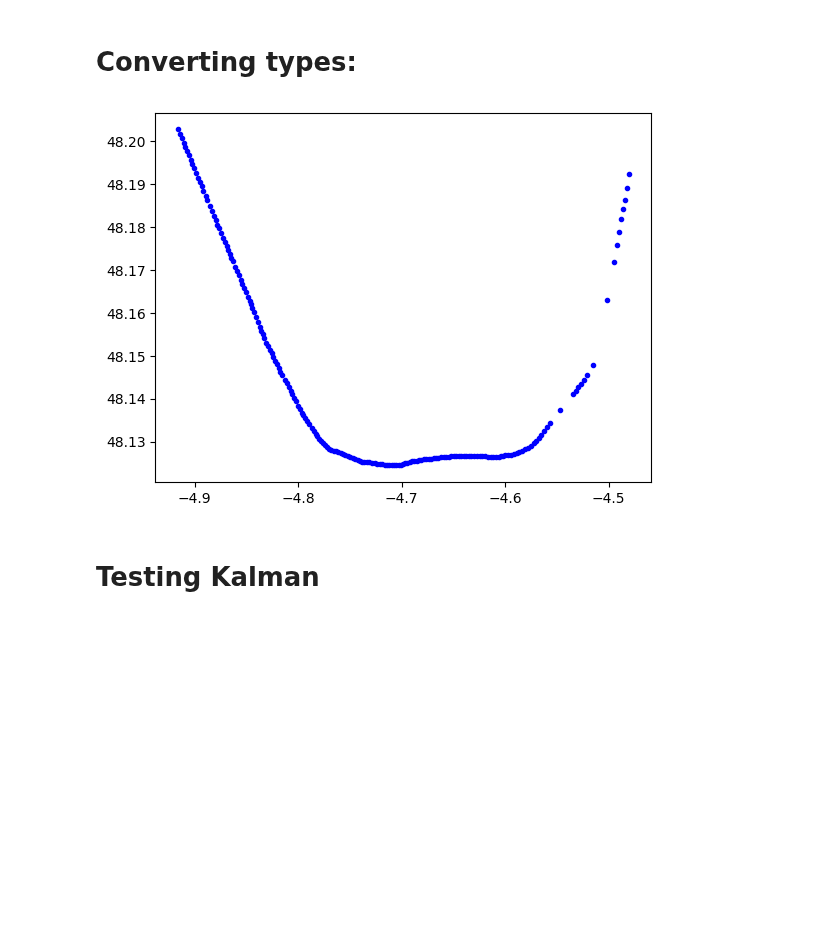
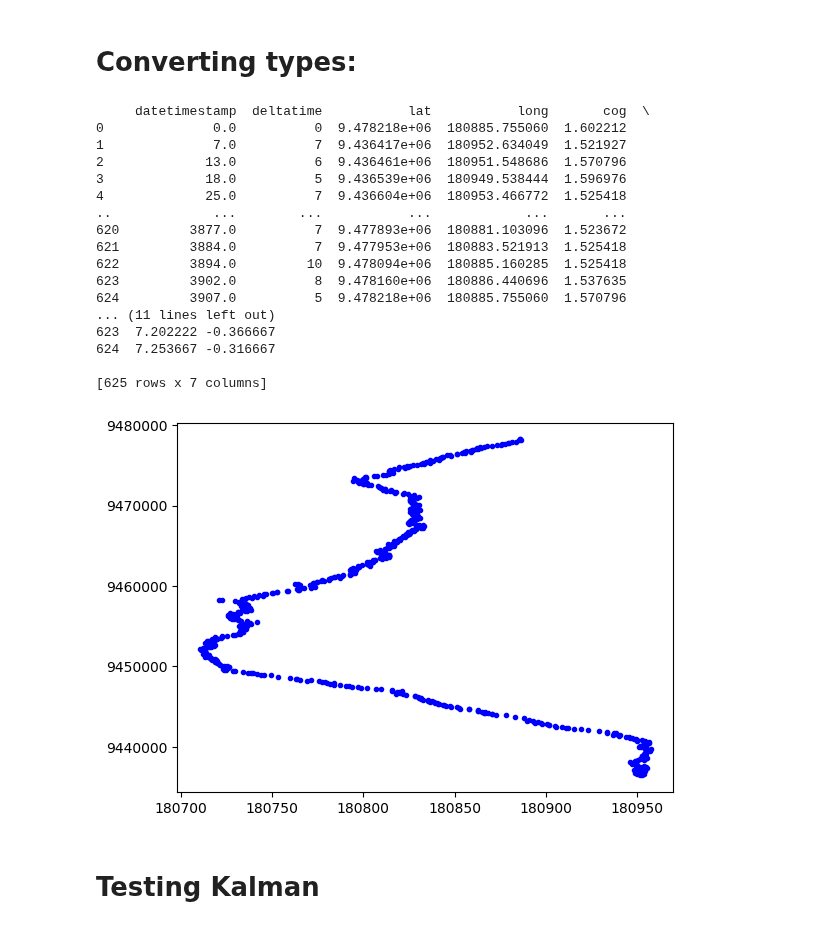
Before and after one commit to cnburger/AIS_KalmanFilter, a Jupyter notebook: SubsamplingTrajectory.ipynb, the cells around one changed output. Cells and saved outputs as stored; diff of their text form; code cells hidden in the pictures; blank space fills up the shorter version.

```diff
--- a/SubsamplingTrajectory.ipynb
+++ b/SubsamplingTrajectory.ipynb
@@ -51,7 +37,7 @@ def convert_cog(data_in):
     return data_in*np.pi/180 #convert to radians
 # %%
 def convert_rot(data_in):
-    return (data_in/60)*np.pi/180 #rad per second
+    return (data_in/60) #rad per second
 # %%
 def convert_sog(data_in):
     return data_in*0.5144444444 #meter per second
@@ -76,9 +62,8 @@ def convert_dataset(data_in):
     df_sorted = copy.deepcopy(data_in.sort_values(by = 'datetimestamp', ascending = True ))
     first_obs_date = df_sorted.iloc[0,6]
 
-    #Calculating the time difference in seconds
-    time_from_zero_sec = (df_sorted['datetimestamp'] -pd.to_datetime(first_obs_date)).dt.total_seconds()
-    df_sorted['datetimestamp'] = pd.DataFrame(time_from_zero_sec)
+
+    df_sorted['datetimestamp'] = ((pd.to_datetime(df_sorted['datetimestamp']) - pd.to_datetime(first_obs_date)).dt.total_seconds())
 
     #Conversion of Course over ground
     df_sorted['cog'] = convert_cog(df_sorted['cog'])
@@ -93,14 +78,29 @@ def convert_dataset(data_in):
 
     df_sorted = df_sorted[['datetimestamp', 'lat', 'long', 'cog', 'sog','rot']]
 
-    #Adding delta time and updating the order again
-    delta_time = [0]
-    for i in range(1, len(df_sorted['datetimestamp'])):
-        delta_time.append(int(df_sorted['datetimestamp'][i-1]-df_sorted['datetimestamp'][i]))
+    #Adding delta time and updating the order again & CONVERT X Y
 
-    df_sorted.insert(1,'deltatime',delta_time ) #adding the delta time row
+    X = []
+    X.append(utm.from_latlon(df_sorted['lat'][0], df_sorted['long'][0])[0])
+    Y = []
+    Y.append(utm.from_latlon(df_sorted['lat'][0], df_sorted['long'][0])[1])
+
+    delta_time = []
+    for i in np.arange(1, len(df_sorted['datetimestamp']),1):
+        delta_time.append(int(df_sorted['datetimestamp'][i-1])-int(df_sorted['datetimestamp'][i]))
+        ans = utm.from_latlon(df_sorted['lat'].values[i], df_sorted['long'].values[i])
+        X.append(copy.deepcopy(ans[0]))
+        Y.append(copy.deepcopy(ans[1]))
 
 
+    delta_time.append(0)
+
+    reversed_list = np.array(delta_time[::-1])
+    df_sorted.insert(1,'deltatime',reversed_list) #adding the delta time row
+
+    df_sorted['lat'] = Y
+    df_sorted['long'] = X
+
     return df_sorted
 # %%
 def discrete_subsample_data(data_in, eachObs = 10):
@@ -111,10 +109,33 @@ pd_final=  copy.deepcopy(convert_dataset(MMSI636092331).reset_index(drop = True)
-# %%
-data_out = discrete_subsample_data(MMSI636092331,1)
-df_final = data_out.iloc[np.arange(int(len(data_out)*0.25),int(len(data_out)*0.40),5),:]
-plt.plot(df_final['lat'],df_final['long'],'b.')
-plt.show()
-# %% [output]
-[figure, removed]
+# %%
+def trim_data(df_in, lower, upper, interval = 1):
+    df_out = df_in.iloc[np.arange(int(len(df_in)*lower),int(len(df_in)*upper),interval),:]
+    return df_out
+# %%
+kkkkk = trim_data(MMSI636092331,0.5,0.6,1)
+pd_final=  copy.deepcopy(convert_dataset(kkkkk.reset_index(drop = True))).reset_index(drop = True)
+
+print(pd_final)
+plt.plot(pd_final['long'],pd_final['lat'], 'b.')
+plt.show()
+# %% [output]
+     datetimestamp  deltatime           lat           long       cog  \
+0              0.0          0  9.478218e+06  180885.755060  1.602212
+1              7.0          7  9.436417e+06  180952.634049  1.521927
+2             13.0          6  9.436461e+06  180951.548686  1.570796
+3             18.0          5  9.436539e+06  180949.538444  1.596976
+4             25.0          7  9.436604e+06  180953.466772  1.525418
+..             ...        ...           ...            ...       ...
+620         3877.0          7  9.477893e+06  180881.103096  1.523672
+621         3884.0          7  9.477953e+06  180883.521913  1.525418
+622         3894.0         10  9.478094e+06  180885.160285  1.525418
+623         3902.0          8  9.478160e+06  180886.440696  1.537635
+624         3907.0          5  9.478218e+06  180885.755060  1.570796
+... (11 lines left out)
+623  7.202222 -0.366667
+624  7.253667 -0.316667
+
+[625 rows x 7 columns]
+[figure, added]
 # %% [markdown]
 # Testing Kalman
 # %%
```
Also changed, not shown: parts of 20 cells of this notebook.
